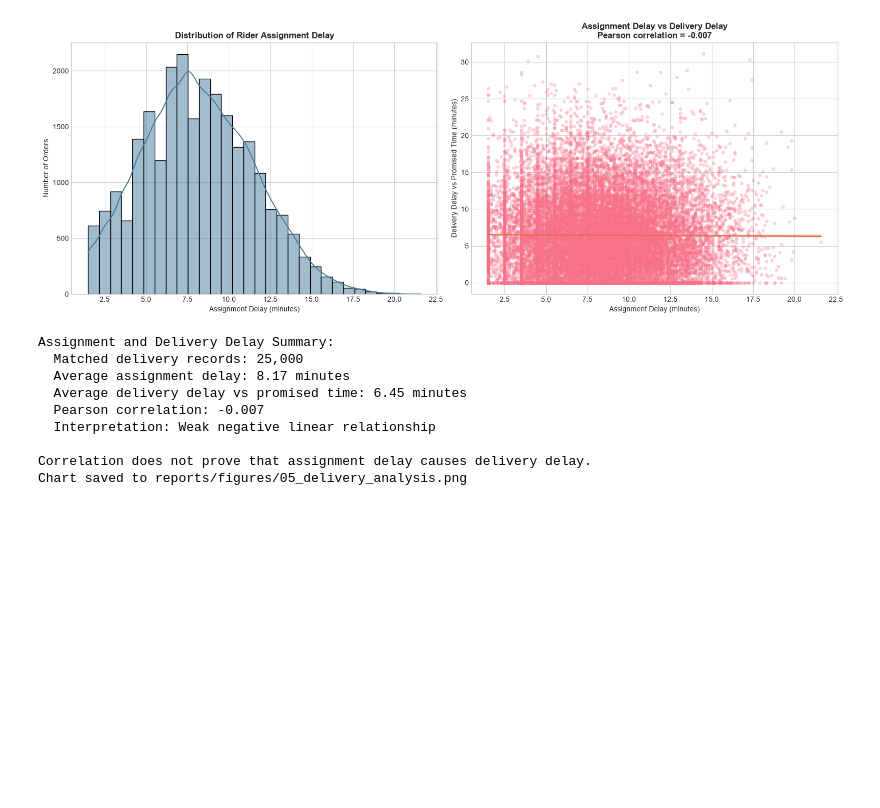
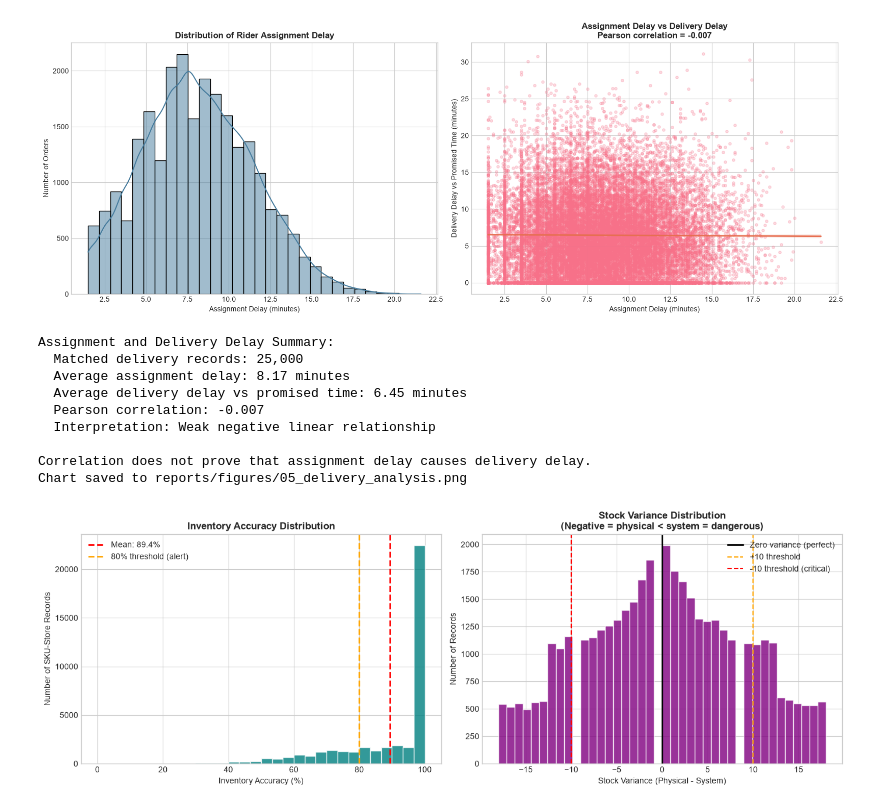
Before and after one commit to Shivyamahajan/macroops-ai, a Jupyter notebook: notebooks/01_EDA.ipynb, the cells around one changed output. Cells and saved outputs as stored; diff of their text form; code cells hidden in the pictures; blank space fills up the shorter version.

Commit message:
Complete Week 04 EDA and operational analysis

```diff
--- a/notebooks/01_EDA.ipynb
+++ b/notebooks/01_EDA.ipynb
@@ -581,3 +581,85 @@ Assignment and Delivery Delay Summary:
 
 Correlation does not prove that assignment delay causes delivery delay.
 Chart saved to reports/figures/05_delivery_analysis.png
+# %%
+
+# Cell 7 — Inventory Accuracy Analysis
+fig, axes = plt.subplots(1, 2, figsize=(14, 5))
+
+# Accuracy distribution
+axes[0].hist(
+    inventory['inventory_accuracy_pct'],
+    bins=30, color='teal', alpha=0.8, edgecolor='white'
+)
+axes[0].axvline(
+    x=inventory['inventory_accuracy_pct'].mean(),
+    color='red', linestyle='--', linewidth=2,
+    label=f"Mean: {inventory['inventory_accuracy_pct'].mean():.1f}%"
+)
+axes[0].axvline(
+    x=80, color='orange', linestyle='--',
+    linewidth=2, label='80% threshold (alert)'
+)
+axes[0].set_title(
+    'Inventory Accuracy Distribution',
+    fontsize=12, fontweight='bold'
+)
+axes[0].set_xlabel('Inventory Accuracy (%)')
+axes[0].set_ylabel('Number of SKU-Store Records')
+axes[0].legend()
+
+# Stock variance distribution
+axes[1].hist(
+    inventory['stock_variance'],
+    bins=40, color='purple', alpha=0.8, edgecolor='white'
+)
+axes[1].axvline(
+    x=0, color='black', linewidth=2,
+    label='Zero variance (perfect)'
+)
+axes[1].axvline(
+    x=10, color='orange', linestyle='--',
+    label='+10 threshold'
+)
+axes[1].axvline(
+    x=-10, color='red', linestyle='--',
+    label='-10 threshold (critical)'
+)
+axes[1].set_title(
+    'Stock Variance Distribution\n'
+    '(Negative = physical < system = dangerous)',
+    fontsize=12, fontweight='bold'
+)
+axes[1].set_xlabel('Stock Variance (Physical - System)')
+axes[1].set_ylabel('Number of Records')
+axes[1].legend()
+
+plt.tight_layout()
+plt.savefig(
+    'reports/figures/06_inventory_analysis.png',
+    dpi=150, bbox_inches='tight'
+)
+plt.show()
+
+neg_variance = (inventory['stock_variance'] < 0).sum()
+high_variance = (inventory['stock_variance'].abs() > 10).sum()
+
+print("\nInventory Analysis:")
+print(
+    f"  Avg accuracy: "
+    f"{inventory['inventory_accuracy_pct'].mean():.1f}%"
+)
+print(
+    f"  Items below 80% accuracy: "
+    f"{(inventory['inventory_accuracy_pct'] < 80).sum():,}"
+)
+print(
+    f"  Negative variance (physical < system): {neg_variance:,} "
+    f"({neg_variance / len(inventory) * 100:.1f}%)"
+)
+print(
+    f"  High variance (>10 units): {high_variance:,} "
+    f"({high_variance / len(inventory) * 100:.1f}%)"
+)
+# %% [output]
+[figure, added]
```
Also changed, not shown: parts of 7 cells of this notebook, 7 other files.
